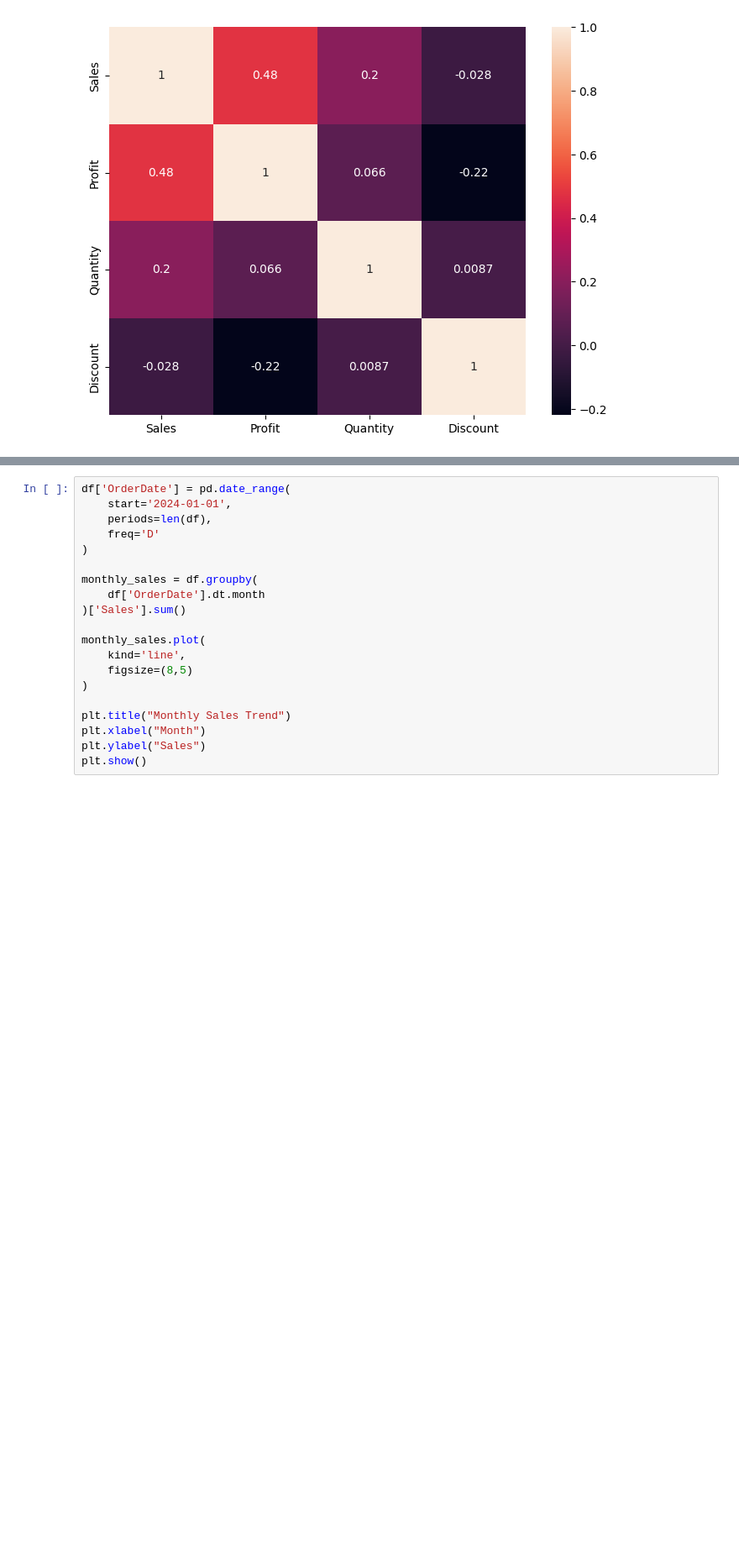
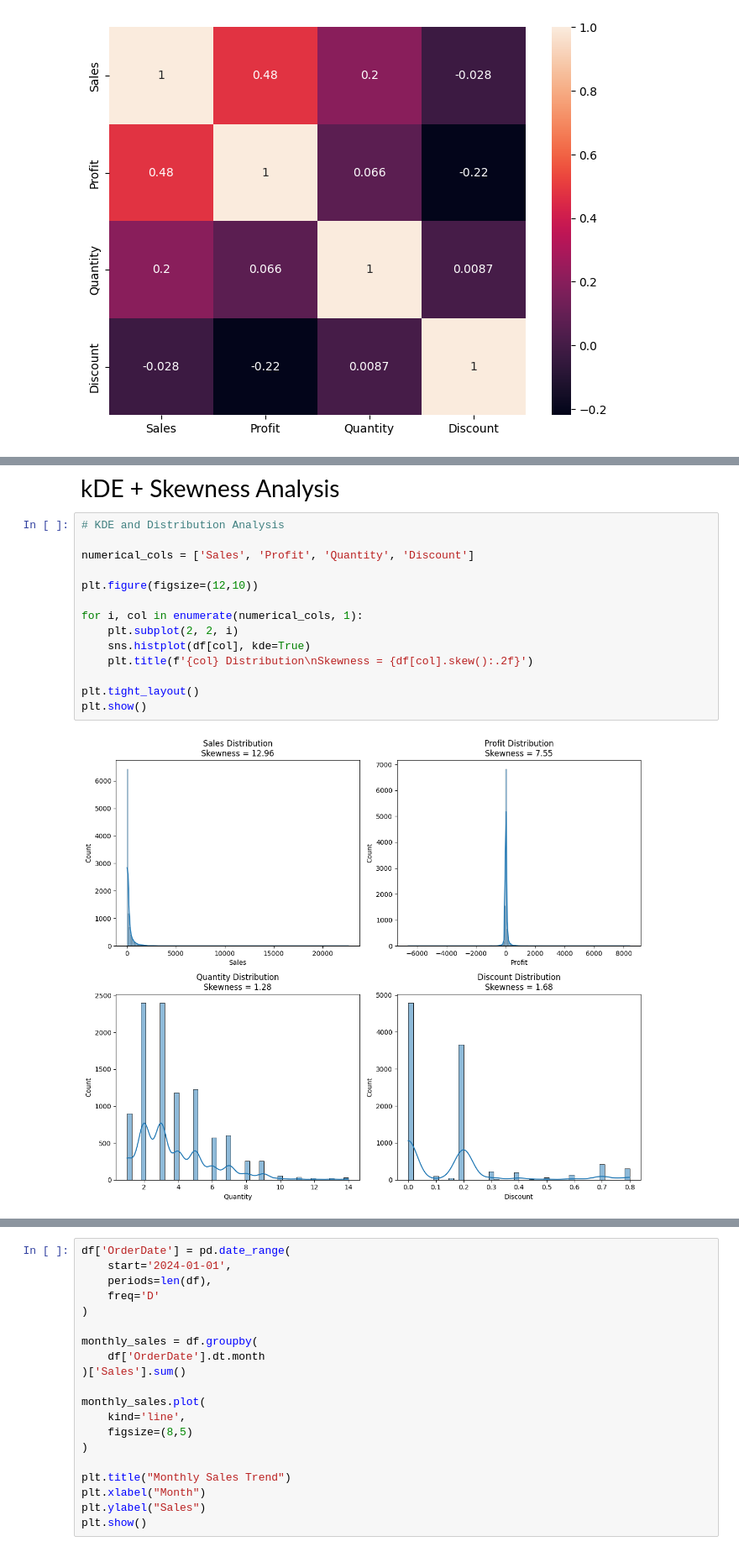
Before and after one commit to ChandraSekhar-3316/Mini-Project-AIML, a Jupyter notebook: Super_Store_Sales_Analysis.ipynb, the cells around one changed output, grey strips where cells are left out. Shown at 84% size. Cells and saved outputs as stored; diff of their text form; blank space fills up the shorter version.

Commit message:
Add SuperStore Sales Analysis notebook

```diff
--- a/Super_Store_Sales_Analysis.ipynb
+++ b/Super_Store_Sales_Analysis.ipynb
@@ -383,0 +384,18 @@ A time series analysis was performed to understand monthly sales trends. A date
+# %% [markdown]
+<p style="font-size: 28px;">kDE + Skewness Analysis</p>
+# %%
+# KDE and Distribution Analysis
+
+numerical_cols = ['Sales', 'Profit', 'Quantity', 'Discount']
+
+plt.figure(figsize=(12,10))
+
+for i, col in enumerate(numerical_cols, 1):
+    plt.subplot(2, 2, i)
+    sns.histplot(df[col], kde=True)
+    plt.title(f'{col} Distribution\nSkewness = {df[col].skew():.2f}')
+
+plt.tight_layout()
+plt.show()
+# %% [output]
+[figure, added]
```
Also changed, not shown: parts of 15 cells of this notebook.
